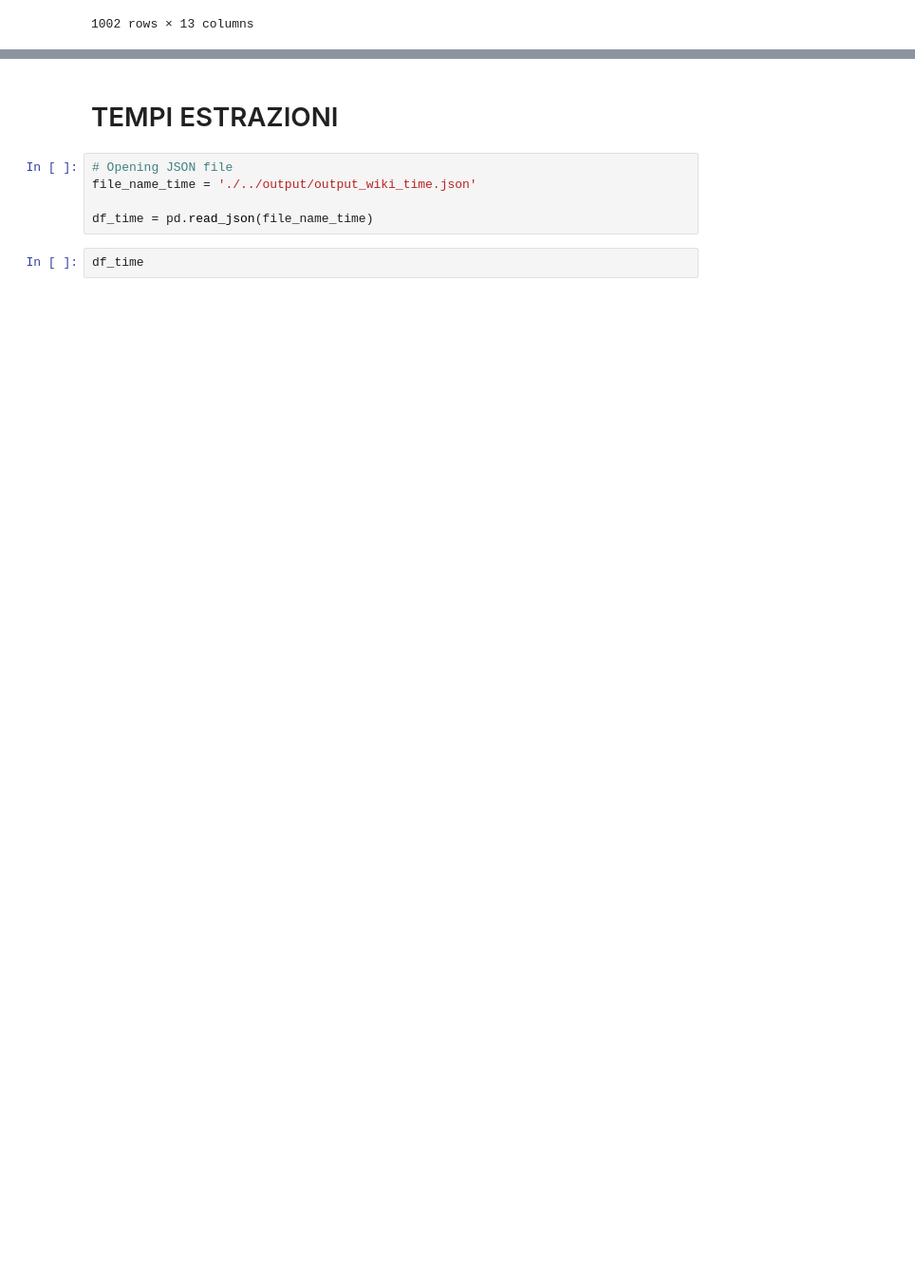
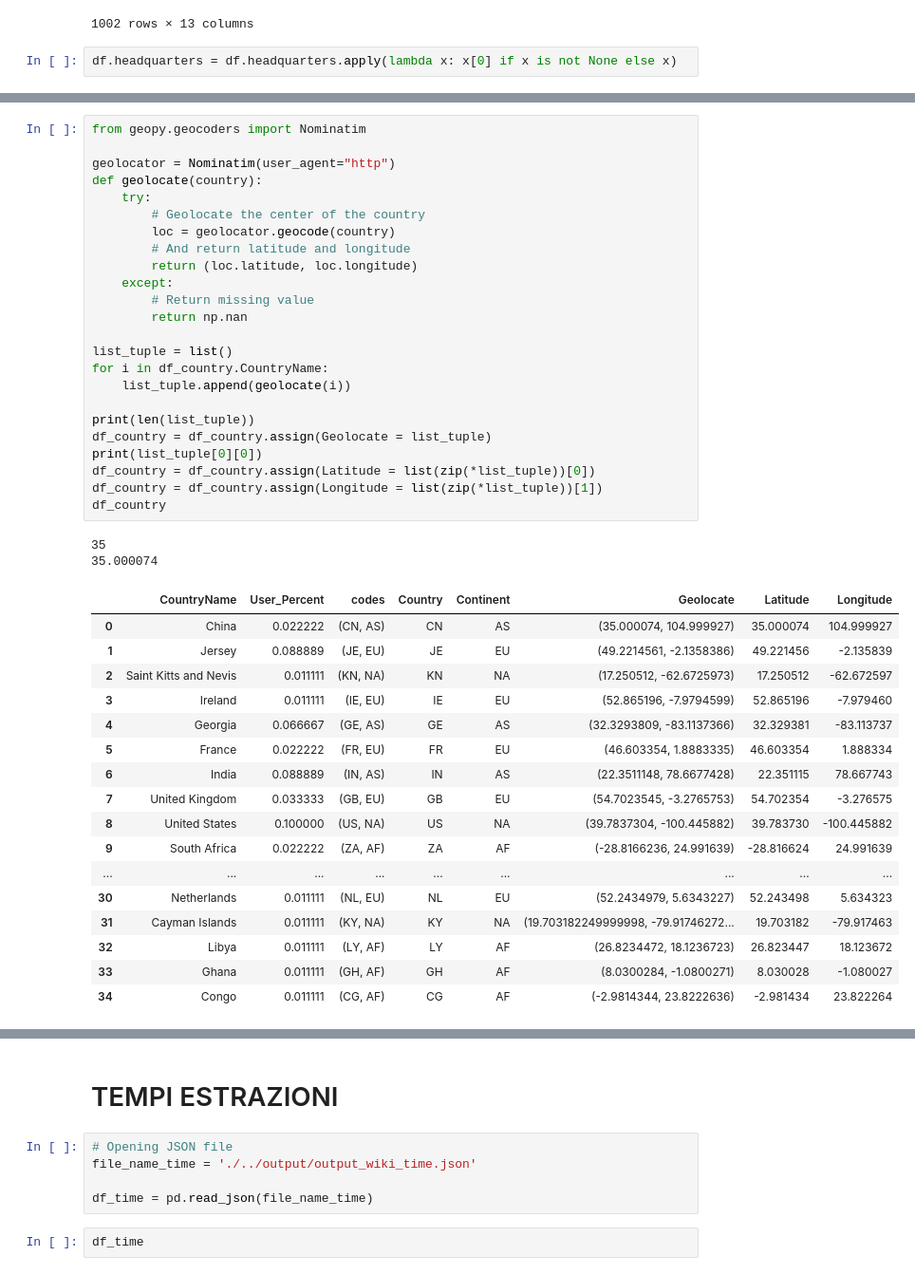
Before and after one commit to dedo99/Homework5, a Jupyter notebook: stats/wiki_stats.ipynb, the cells around one changed output, grey strips where cells are left out. Shown: that part at 95% size. Cells and saved outputs as stored; diff of their text form; blank space fills up the shorter version.

```diff
--- a/stats/wiki_stats.ipynb
+++ b/stats/wiki_stats.ipynb
@@ -231,3 +233,5 @@ df
 | 1000 | BitPay | None | Payment Processor | None | None | [Atlanta, Georgia, USA] | None | None | None | ... |
 | 1001 | BitMEX | None | None | 2014 | [Ben Delo] | [Seychelles] | None | None | None | ... |
 1002 rows × 13 columns
+# %%
+df.headquarters = df.headquarters.apply(lambda x: x[0] if x is not None else x)
@@ -233,0 +349,44 @@ df
+# %%
+from geopy.geocoders import Nominatim
+
+geolocator = Nominatim(user_agent="http")
+def geolocate(country):
+    try:
+        # Geolocate the center of the country
+        loc = geolocator.geocode(country)
+        # And return latitude and longitude
+        return (loc.latitude, loc.longitude)
+    except:
+        # Return missing value
+        return np.nan
+
+list_tuple = list()
+for i in df_country.CountryName:
+    list_tuple.append(geolocate(i))
+
+print(len(list_tuple))
+df_country = df_country.assign(Geolocate = list_tuple)
+print(list_tuple[0][0])
+df_country = df_country.assign(Latitude = list(zip(*list_tuple))[0])
+df_country = df_country.assign(Longitude = list(zip(*list_tuple))[1])
+df_country
+# %% [output]
+35
+35.000074
+|  | CountryName | User_Percent | codes | Country | Continent | Geolocate | Latitude | Longitude |
+| 0 | China | 0.022222 | (CN, AS) | CN | AS | (35.000074, 104.999927) | 35.000074 | 104.999927 |
+| 1 | Jersey | 0.088889 | (JE, EU) | JE | EU | (49.2214561, -2.1358386) | 49.221456 | -2.135839 |
+| 2 | Saint Kitts and Nevis | 0.011111 | (KN, NA) | KN | NA | (17.250512, -62.6725973) | 17.250512 | -62.672597 |
+| 3 | Ireland | 0.011111 | (IE, EU) | IE | EU | (52.865196, -7.9794599) | 52.865196 | -7.979460 |
+| 4 | Georgia | 0.066667 | (GE, AS) | GE | AS | (32.3293809, -83.1137366) | 32.329381 | -83.113737 |
+| 5 | France | 0.022222 | (FR, EU) | FR | EU | (46.603354, 1.8883335) | 46.603354 | 1.888334 |
+| 6 | India | 0.088889 | (IN, AS) | IN | AS | (22.3511148, 78.6677428) | 22.351115 | 78.667743 |
+| 7 | United Kingdom | 0.033333 | (GB, EU) | GB | EU | (54.7023545, -3.2765753) | 54.702354 | -3.276575 |
+| 8 | United States | 0.100000 | (US, NA) | US | NA | (39.7837304, -100.445882) | 39.783730 | -100.445882 |
+| 9 | South Africa | 0.022222 | (ZA, AF) | ZA | AF | (-28.8166236, 24.991639) | -28.816624 | 24.991639 |
+| ... | ... | ... | ... | ... | ... | ... | ... | ... |
+| 30 | Netherlands | 0.011111 | (NL, EU) | NL | EU | (52.2434979, 5.6343227) | 52.243498 | 5.634323 |
+| 31 | Cayman Islands | 0.011111 | (KY, NA) | KY | NA | (19.703182249999998, -79.91746272... | 19.703182 | -79.917463 |
+| 32 | Libya | 0.011111 | (LY, AF) | LY | AF | (26.8234472, 18.1236723) | 26.823447 | 18.123672 |
+| 33 | Ghana | 0.011111 | (GH, AF) | GH | AF | (8.0300284, -1.0800271) | 8.030028 | -1.080027 |
+| 34 | Congo | 0.011111 | (CG, AF) | CG | AF | (-2.9814344, 23.8222636) | -2.981434 | 23.822264 |
```
Also changed, not shown: parts of 14 cells of this notebook, 1 other file.
